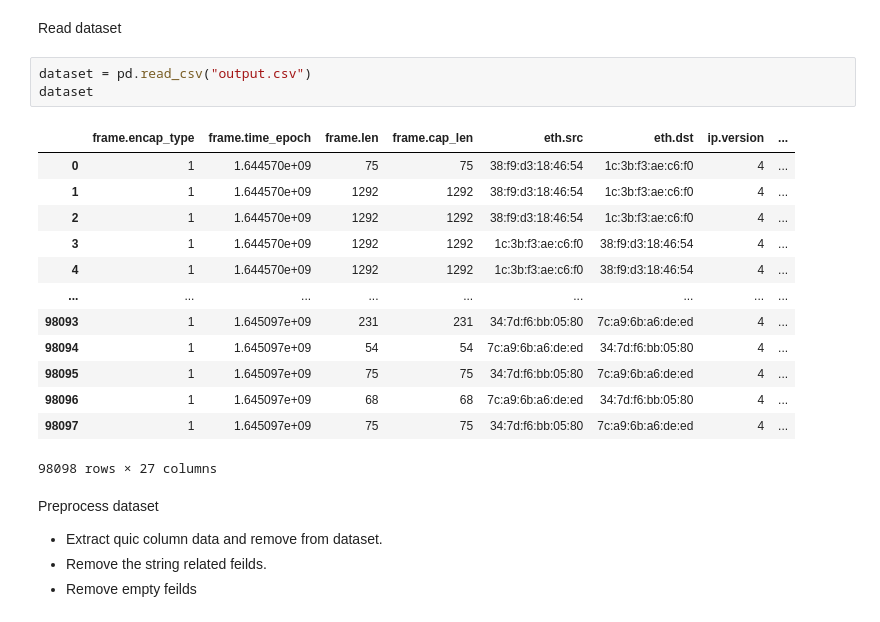
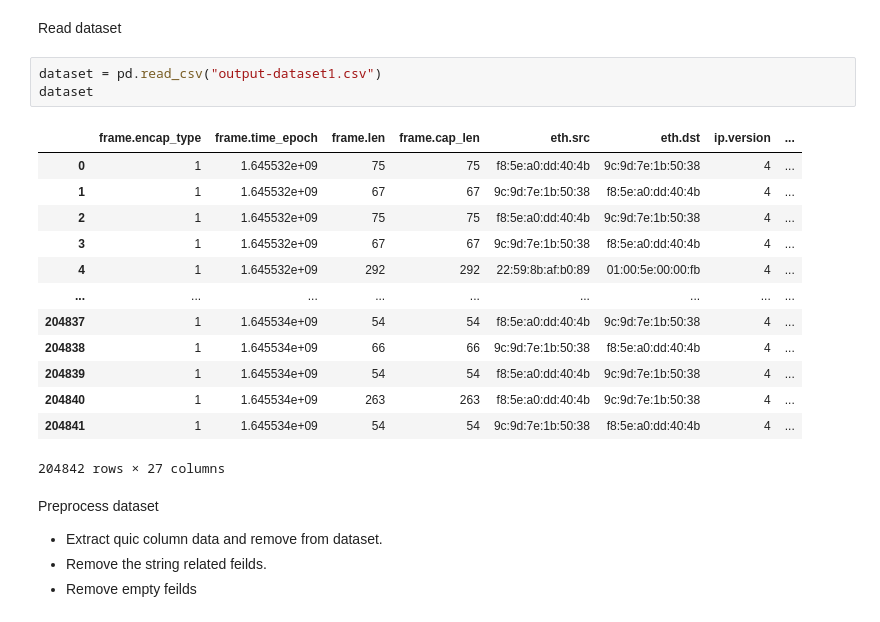
Before and after one commit to muteebakram/quic-classifier, a Jupyter notebook: quic-classifier.ipynb, the cells around one changed output. Saved outputs shown, nothing was run; the diff lists cells and outputs as text.

```diff
--- a/quic-classifier.ipynb
+++ b/quic-classifier.ipynb
@@ -6,22 +6,22 @@ from sklearn.model_selection import train_test_split
 # %% [markdown]
 Read dataset
 # %%
-dataset = pd.read_csv("output.csv")
+dataset = pd.read_csv("output-dataset1.csv")
 dataset
 # %% [output]
 |  | frame.encap_type | frame.time_epoch | frame.len | frame.cap_len | eth.src | eth.dst | ip.version | ... |
-| 0 | 1 | 1.644570e+09 | 75 | 75 | 38:f9:d3:18:46:54 | 1c:3b:f3:ae:c6:f0 | 4 | ... |
-| 1 | 1 | 1.644570e+09 | 1292 | 1292 | 38:f9:d3:18:46:54 | 1c:3b:f3:ae:c6:f0 | 4 | ... |
-| 2 | 1 | 1.644570e+09 | 1292 | 1292 | 38:f9:d3:18:46:54 | 1c:3b:f3:ae:c6:f0 | 4 | ... |
-| 3 | 1 | 1.644570e+09 | 1292 | 1292 | 1c:3b:f3:ae:c6:f0 | 38:f9:d3:18:46:54 | 4 | ... |
-| 4 | 1 | 1.644570e+09 | 1292 | 1292 | 1c:3b:f3:ae:c6:f0 | 38:f9:d3:18:46:54 | 4 | ... |
+| 0 | 1 | 1.645532e+09 | 75 | 75 | f8:5e:a0:dd:40:4b | 9c:9d:7e:1b:50:38 | 4 | ... |
+| 1 | 1 | 1.645532e+09 | 67 | 67 | 9c:9d:7e:1b:50:38 | f8:5e:a0:dd:40:4b | 4 | ... |
+| 2 | 1 | 1.645532e+09 | 75 | 75 | f8:5e:a0:dd:40:4b | 9c:9d:7e:1b:50:38 | 4 | ... |
+| 3 | 1 | 1.645532e+09 | 67 | 67 | 9c:9d:7e:1b:50:38 | f8:5e:a0:dd:40:4b | 4 | ... |
+| 4 | 1 | 1.645532e+09 | 292 | 292 | 22:59:8b:af:b0:89 | 01:00:5e:00:00:fb | 4 | ... |
 | ... | ... | ... | ... | ... | ... | ... | ... | ... |
-| 98093 | 1 | 1.645097e+09 | 231 | 231 | 34:7d:f6:bb:05:80 | 7c:a9:6b:a6:de:ed | 4 | ... |
-| 98094 | 1 | 1.645097e+09 | 54 | 54 | 7c:a9:6b:a6:de:ed | 34:7d:f6:bb:05:80 | 4 | ... |
-| 98095 | 1 | 1.645097e+09 | 75 | 75 | 34:7d:f6:bb:05:80 | 7c:a9:6b:a6:de:ed | 4 | ... |
-| 98096 | 1 | 1.645097e+09 | 68 | 68 | 7c:a9:6b:a6:de:ed | 34:7d:f6:bb:05:80 | 4 | ... |
-| 98097 | 1 | 1.645097e+09 | 75 | 75 | 34:7d:f6:bb:05:80 | 7c:a9:6b:a6:de:ed | 4 | ... |
+| 204837 | 1 | 1.645534e+09 | 54 | 54 | f8:5e:a0:dd:40:4b | 9c:9d:7e:1b:50:38 | 4 | ... |
+| 204838 | 1 | 1.645534e+09 | 66 | 66 | 9c:9d:7e:1b:50:38 | f8:5e:a0:dd:40:4b | 4 | ... |
+| 204839 | 1 | 1.645534e+09 | 54 | 54 | f8:5e:a0:dd:40:4b | 9c:9d:7e:1b:50:38 | 4 | ... |
+| 204840 | 1 | 1.645534e+09 | 263 | 263 | f8:5e:a0:dd:40:4b | 9c:9d:7e:1b:50:38 | 4 | ... |
+| 204841 | 1 | 1.645534e+09 | 54 | 54 | 9c:9d:7e:1b:50:38 | f8:5e:a0:dd:40:4b | 4 | ... |
-98098 rows × 27 columns
+204842 rows × 27 columns
 # %% [markdown]
 Preprocess dataset
 
```
Also changed, not shown: parts of 10 cells of this notebook, 4 other files.
